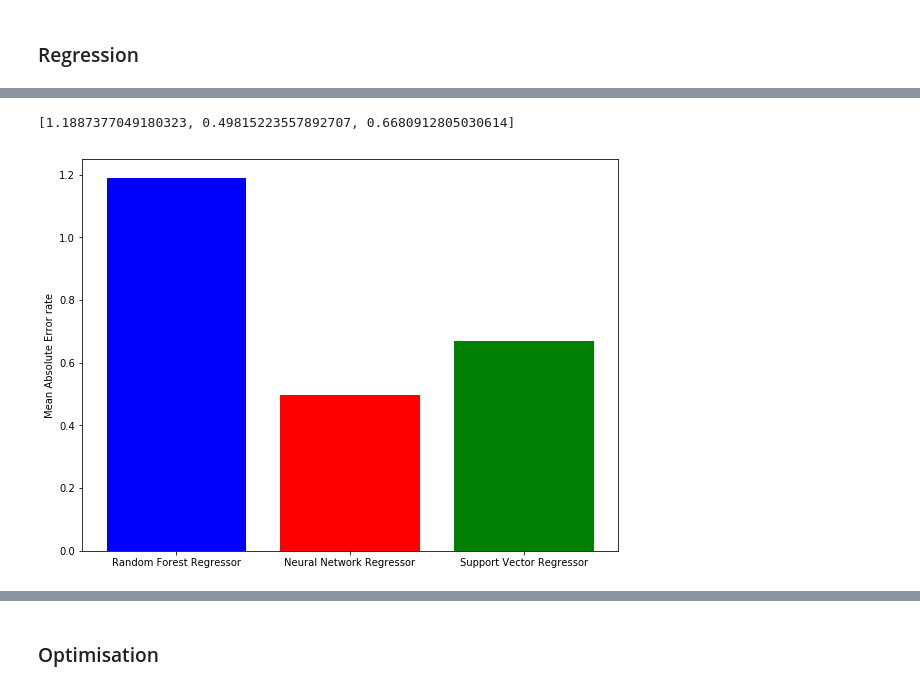
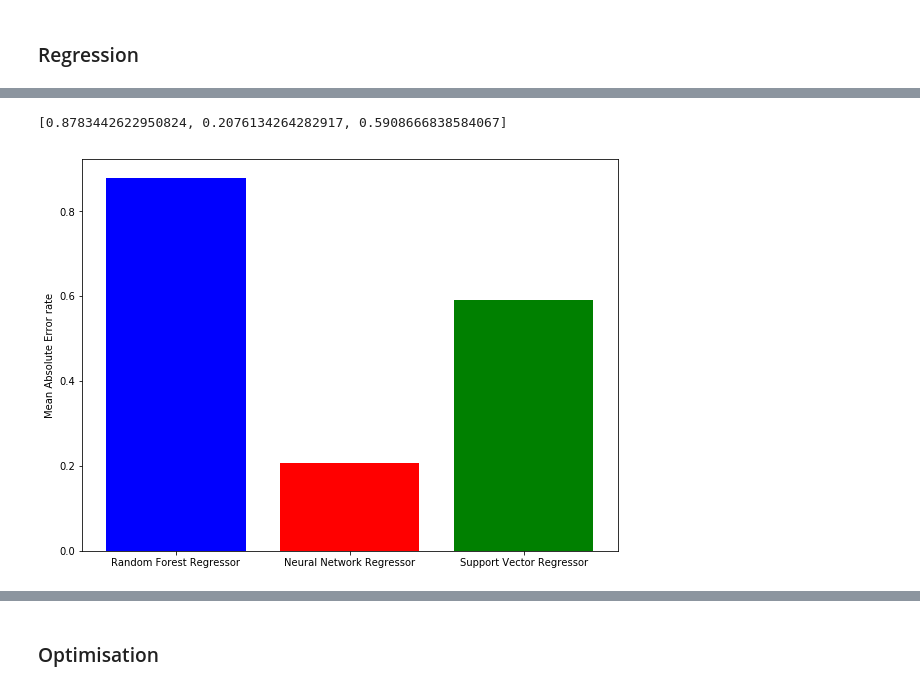
Before and after one commit to Lewis-Trowbridge/COMP2002-Coursework-Assessment, a Jupyter notebook: COMP2002 Coursework.ipynb, the cells around one changed output, grey strips where cells are left out. Drawn from its saved outputs; the diff is of its cells as text; code cells hidden in the pictures.

Commit message:
Merged datasets into one with manual splitting to allow for more complex splitting

```diff
--- a/COMP2002 Coursework.ipynb
+++ b/COMP2002 Coursework.ipynb
@@ -35,14 +34,11 @@ forest_fire_region_2_training_targets = forest_fire_region_2_training_data.pop("
 # %%
-# Create single scaler for both datasets
+# Create scaler for merged dataset
 ffr_scaler = MinMaxScaler()
 
-# Fit scaler on both datasets
-ffr_scaler.partial_fit(forest_fire_region_1_training_data)
-ffr_scaler.partial_fit(forest_fire_region_2_training_data)
+# Fit scaler on merged dataset
+ffr_scaler.fit(forest_fire_data)
 
-# Normalise each dataset using the now fitted scaler
-scaled_ffr_1_training_data = ffr_scaler.transform(forest_fire_region_1_training_data)
-scaled_ffr_2_training_data = ffr_scaler.transform(forest_fire_region_2_training_data)
-print(scaled_ffr_1_training_data.ptp(axis=0))
-print(scaled_ffr_2_training_data.ptp(axis=0))
+# Normalise dataset using the now fitted scaler
+scaled_forest_fire_data = ffr_scaler.transform(forest_fire_data)
+print(scaled_forest_fire_data.ptp(axis=0))
 # %% [output]
@@ -53,13 +46,17 @@ print(scaled_ffr_2_training_data.ptp(axis=0))
+# %%
+# Split data into training, testing and validation sets
+forest_fire_training_data, forest_fire_testing_data, forest_fire_training_targets, forest_fire_testing_targets = train_test_split(scaled_forest_fire_data, forest_fire_targets)
+forest_fire_training_data, forest_fire_validation_data, forest_fire_training_targets, forest_fire_validation_targets = train_test_split(forest_fire_training_data, forest_fire_training_targets)
 # %%
 # Initialise regressor objects
 random_forest_regressor = RandomForestRegressor(n_estimators=100)
 # Set activaion to tanh and solver to lbfgs for better performance on smaller datasets
 neural_network_regressor = MLPRegressor(solver='lbfgs', activation='tanh')
 # Set kernel to linear for better performance
-support_vector_regressor = SVR(kernel='linear', C=6.0)
+support_vector_regressor = SVR(kernel='linear', C=10.0)
 # %%
 # Train regressors on training data
-random_forest_regressor.fit(scaled_ffr_1_training_data, forest_fire_region_1_training_targets)
-neural_network_regressor.fit(scaled_ffr_1_training_data, forest_fire_region_1_training_targets)
-support_vector_regressor.fit(scaled_ffr_1_training_data, forest_fire_region_1_training_targets)
+random_forest_regressor.fit(forest_fire_training_data, forest_fire_training_targets)
+neural_network_regressor.fit(forest_fire_training_data, forest_fire_training_targets)
+support_vector_regressor.fit(forest_fire_training_data, forest_fire_training_targets)
 # %% [output]
@@ -104,16 +101,16 @@ def plot_mae_data(mae_data):
     plt.ylabel("Mean Absolute Error rate")
     plt.show()
 # %%
-rf_mae = get_mae_from_testing_data(random_forest_regressor, scaled_ffr_2_training_data, forest_fire_region_2_training_targets)
-nn_mae = get_mae_from_testing_data(neural_network_regressor, scaled_ffr_2_training_data, forest_fire_region_2_training_targets)
-sv_mae = get_mae_from_testing_data(support_vector_regressor, scaled_ffr_2_training_data, forest_fire_region_2_training_targets)
+rf_mae = get_mae_from_testing_data(random_forest_regressor, forest_fire_testing_data, forest_fire_testing_targets)
+nn_mae = get_mae_from_testing_data(neural_network_regressor, forest_fire_testing_data, forest_fire_testing_targets)
+sv_mae = get_mae_from_testing_data(support_vector_regressor, forest_fire_testing_data, forest_fire_testing_targets)
 
 mae_data = [rf_mae, nn_mae, sv_mae]
 print(mae_data)
 plot_mae_data(mae_data)
 # %% [output]
-[1.1887377049180323, 0.49815223557892707, 0.6680912805030614]
+[0.8783442622950824, 0.2076134264282917, 0.5908666838584067]
-[figure, old version]
+[figure, new version]
 # %%
 def get_cross_validation_scores(regressor, testing_data, testing_targets):
     return cross_val_score(regressor, testing_data, testing_targets, cv=5)
```
Also changed, not shown: parts of 16 cells of this notebook.
